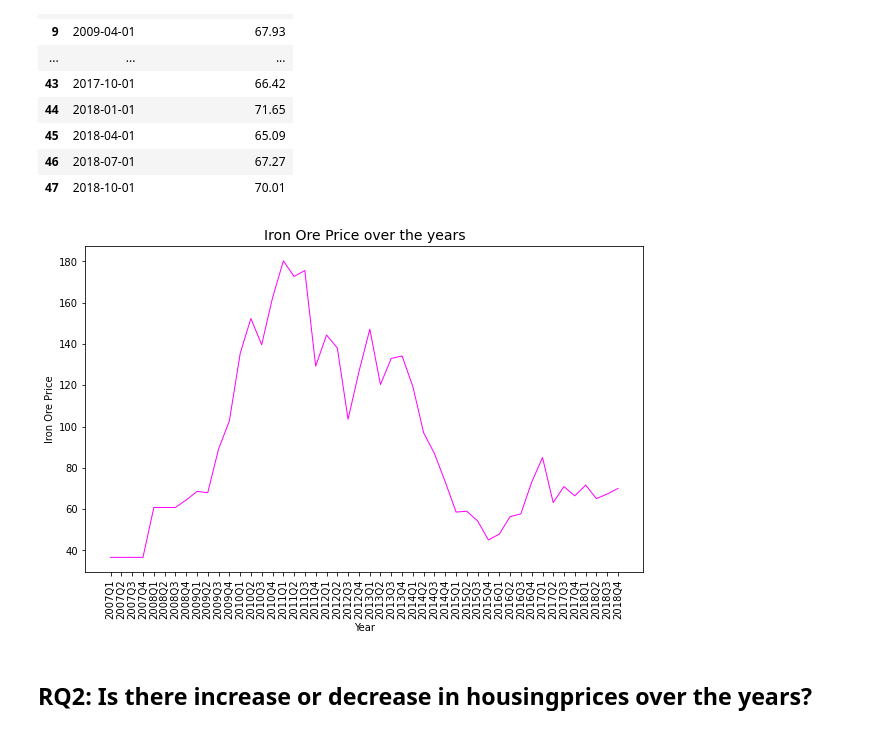
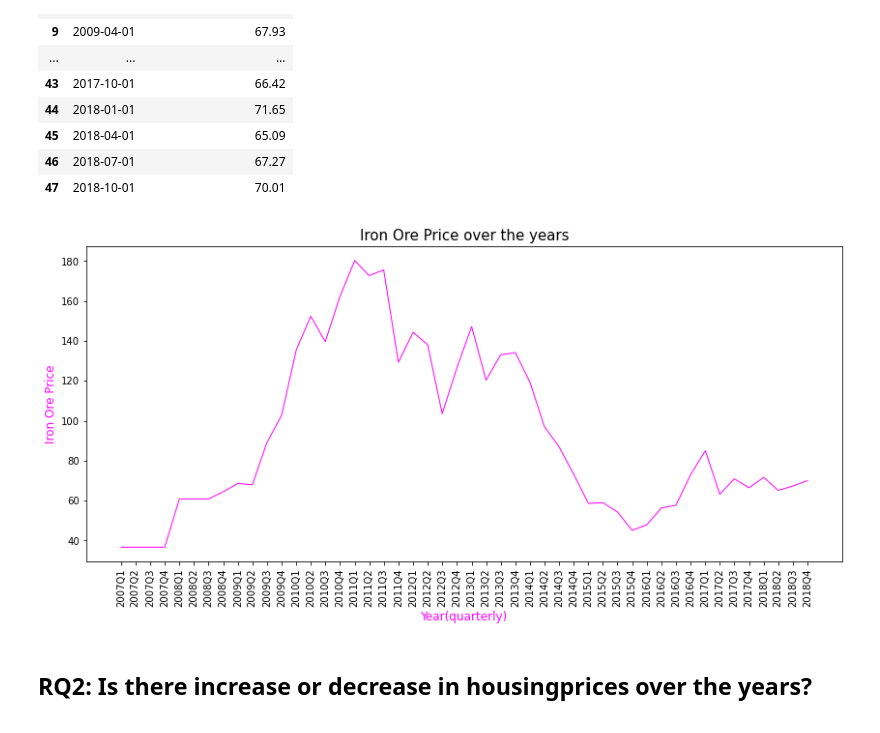
Before and after one commit to Dion-Daniels/Project1, a Jupyter notebook: Data/House_Commodities_Data_Analysis.ipynb, the cells around one changed output. Cells and saved outputs as stored; diff of their text form; code cells hidden in the pictures.

Commit message:
Updated graph

```diff
--- a/Data/House_Commodities_Data_Analysis.ipynb
+++ b/Data/House_Commodities_Data_Analysis.ipynb
@@ -53,23 +53,23 @@ quarters= irondata_avgprice["Date"].dt.to_period('Q').astype(str).tolist()
 # %%
 #Setting the x_axis and y_axis from the irondata_filtered dataframe
 x_axis=irondata_avgprice["Date"]
 y_axis=irondata_avgprice["Average_IronOre_Price"]
 
 #Figure size
-fig1, ax1 = plt.subplots(figsize=(10,6))
+fig1, ax1 = plt.subplots(figsize=(14,6))
 
 #Setting the x-labels, y-labels and title
-plt.xlabel("Year")
-plt.ylabel("Iron Ore Price")
-plt.title("Iron Ore Price over the years", fontsize=14)
+plt.xlabel("Year(quarterly)",fontsize=12, color="magenta")
+plt.ylabel("Iron Ore Price",fontsize=12, color="magenta")
+plt.title("Iron Ore Price over the years", fontsize=15)
 #Plotting the line
 plt.plot(x_axis, y_axis, linewidth="1", color ="magenta")
-plt.xticks(x_axis,quarters,rotation="vertical")
+plt.xticks(x_axis,quarters,rotation="vertical", size ="medium")
 #Save the fig
 plt.savefig("Images/IronPrice.jpg")
 plt.show()
 # %% [output]
-[figure, old version]
+[figure, new version]
 # %% [markdown]
 ## RQ2: Is there increase or decrease in housingprices over the years?
 # %% [markdown]
```
Also changed, not shown: parts of 3 cells of this notebook, 5 other files.
